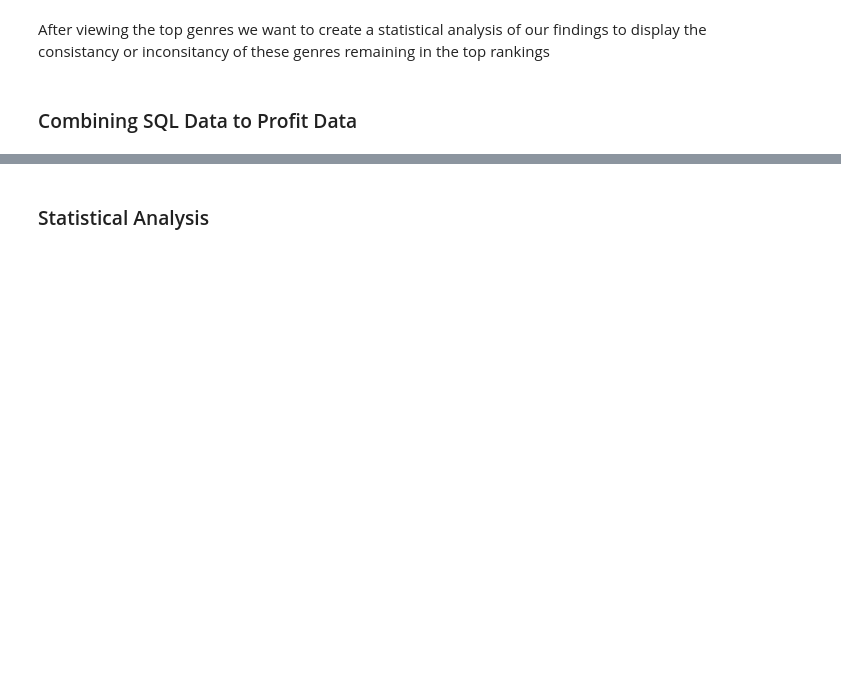
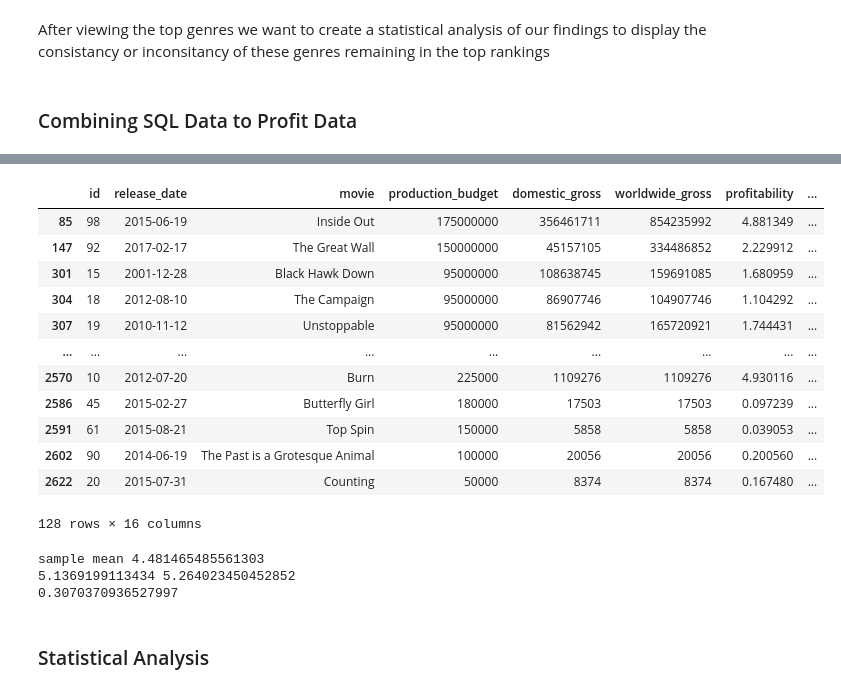
Before and after one commit to hacampbell1/teamaustin, a Jupyter notebook: computer_vision.ipynb, the cells around one changed output, grey strips where cells are left out. Saved outputs shown, nothing was run; the diff lists cells and outputs as text; code cells hidden in the pictures; blank space fills up the shorter version.

```diff
--- a/computer_vision.ipynb
+++ b/computer_vision.ipynb
@@ -322,6 +321,48 @@ documentary_budgets.max()
 -7.987294045696531
 0.9999999999999997
 175000000
+# %%
+genres_and_budget[genres_and_budget["genres"] == 'Documentary']
+# %% [output]
+|  | id | release_date | movie | production_budget | domestic_gross | worldwide_gross | profitability | ... |
+| 85 | 98 | 2015-06-19 | Inside Out | 175000000 | 356461711 | 854235992 | 4.881349 | ... |
+| 147 | 92 | 2017-02-17 | The Great Wall | 150000000 | 45157105 | 334486852 | 2.229912 | ... |
+| 301 | 15 | 2001-12-28 | Black Hawk Down | 95000000 | 108638745 | 159691085 | 1.680959 | ... |
+| 304 | 18 | 2012-08-10 | The Campaign | 95000000 | 86907746 | 104907746 | 1.104292 | ... |
+| 307 | 19 | 2010-11-12 | Unstoppable | 95000000 | 81562942 | 165720921 | 1.744431 | ... |
+| ... | ... | ... | ... | ... | ... | ... | ... | ... |
+| 2570 | 10 | 2012-07-20 | Burn | 225000 | 1109276 | 1109276 | 4.930116 | ... |
+| 2586 | 45 | 2015-02-27 | Butterfly Girl | 180000 | 17503 | 17503 | 0.097239 | ... |
+| 2591 | 61 | 2015-08-21 | Top Spin | 150000 | 5858 | 5858 | 0.039053 | ... |
+| 2602 | 90 | 2014-06-19 | The Past is a Grotesque Animal | 100000 | 20056 | 20056 | 0.200560 | ... |
+| 2622 | 20 | 2015-07-31 | Counting | 50000 | 8374 | 8374 | 0.167480 | ... |
+128 rows × 16 columns
+# %%
+# Ho: The top genre (documentary) has a production budget less than or equal to 4.48 (mean production budget)
+# Ha: The top genre (documentary) has a production budget greater than 4.48
+# First need to group data by genre
+
+sample_mean = genres_and_budget['profitability'].mean()
+documentary_profit = genres_and_budget[genres_and_budget["genres"] == 'Documentary']["profitability"]
+t_statistic, p_value = stats.ttest_1samp(documentary_profit, sample_mean)
+
+print('sample mean', sample_mean)
+#alpha = 0.05  # Significance level
+
+
+mean_doc_budget = genres_and_budget[genres_and_budget["genres"] == 'Documentary']['profitability'].mean()
+standard_error = stats.sem(documentary_profit)
+margin_err = (standard_error * abs(t_statistic))/(math.sqrt(len(documentary_profit)))
+lower_bound = mean_doc_budget - margin_err
+upper_bound = mean_doc_budget + margin_err
+print(lower_bound, upper_bound)
+p_value = stats.norm.cdf((t_statistic))
+print(((p_value)/2))
+#documentary_profit.max()
+# %% [output]
+sample mean 4.481465485561303
+5.1369199113434 5.264023450452852
+0.3070370936527997
 # %% [markdown]
 ### Statistical Analysis
 # %% [markdown]
```
Also changed, not shown: parts of 5 cells of this notebook.
